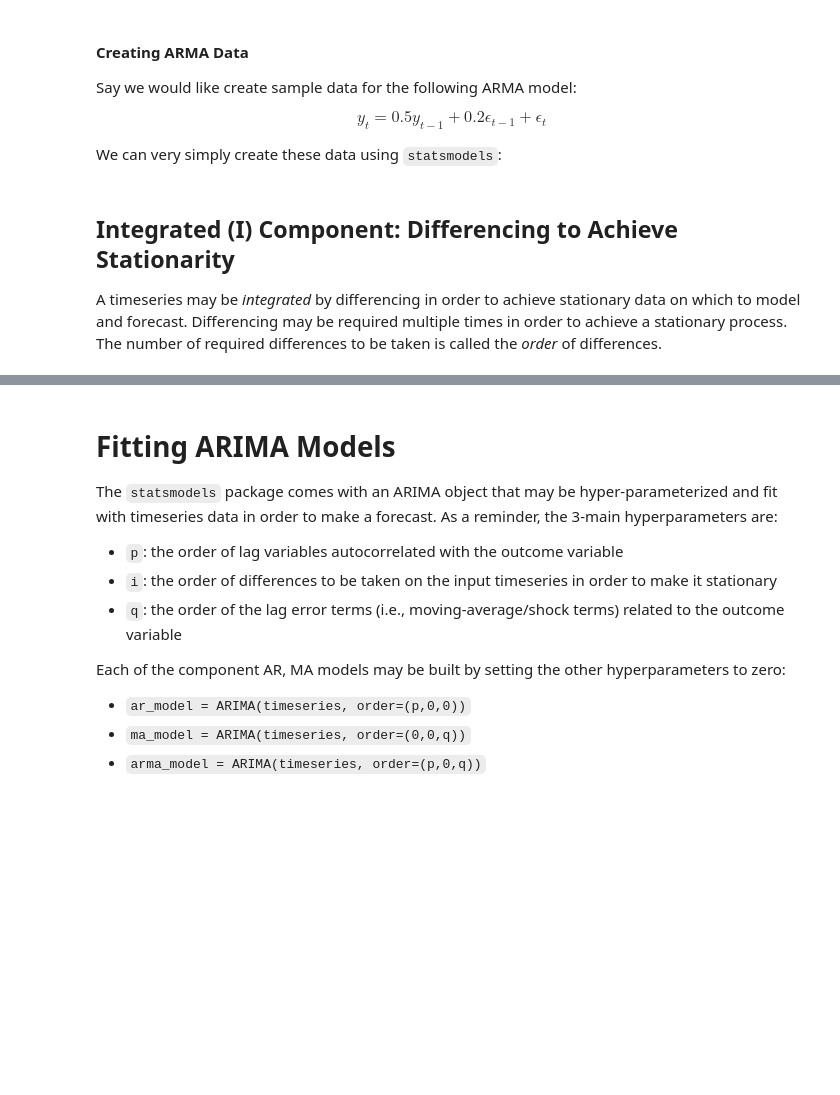
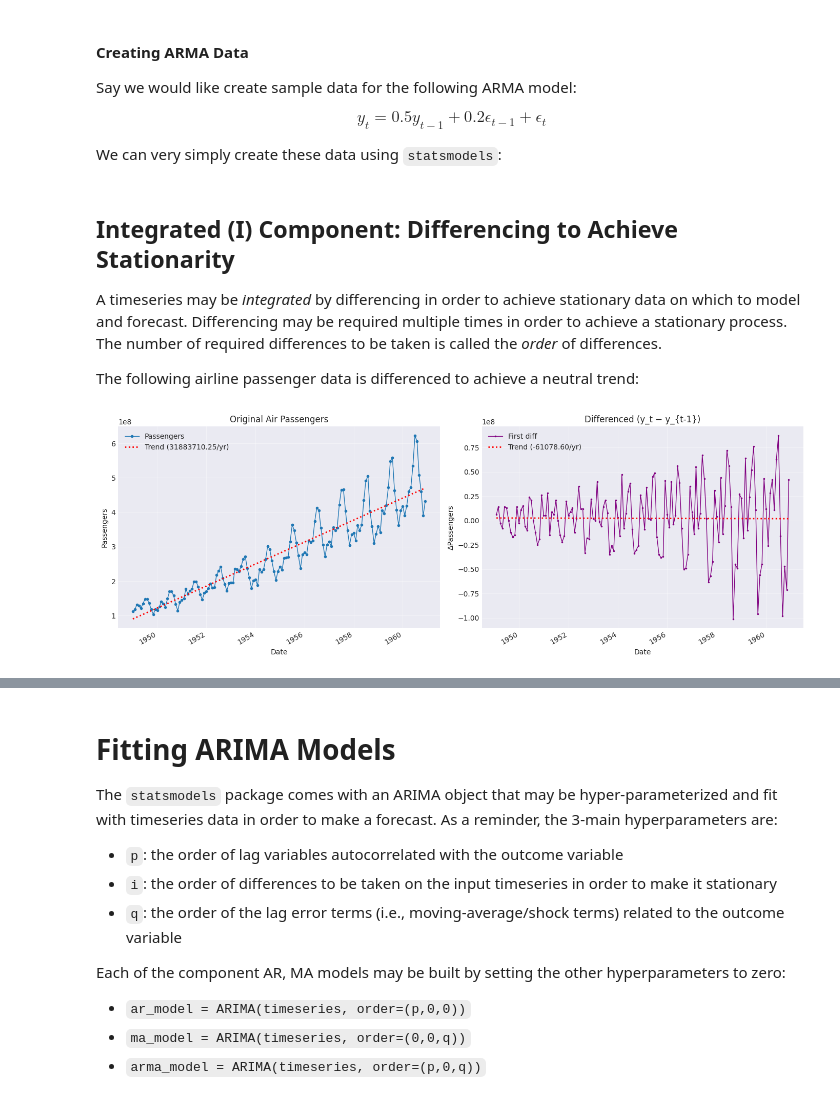
Before and after one commit to kdonavin/meta-prophet-guide, a Jupyter notebook: NOTES/ARIMA_guide.ipynb, the cells around one changed output, grey strips where cells are left out. Saved outputs shown, nothing was run; the diff lists cells and outputs as text; code cells hidden in the pictures; blank space fills up the shorter version.

Commit message:
very painstakingly added a trend to diff side by side for integrated component, plus seasonality section stub

```diff
--- a/NOTES/ARIMA_guide.ipynb
+++ b/NOTES/ARIMA_guide.ipynb
@@ -506,3 +502,81 @@ ts_simulated = pd.Series(simulated_data, index=pd.date_range(start='2020-01-01',
 ## Integrated (I) Component: Differencing to Achieve Stationarity
 
 A timeseries may be _integrated_ by differencing in order to achieve stationary data on which to model and forecast. Differencing may be required multiple times in order to achieve a stationary process. The number of required differences to be taken is called the _order_ of differences.
+
+The following airline passenger data is differenced to achieve a neutral trend:
+# %%
+import pandas as pd
+import numpy as np
+import matplotlib.pyplot as plt
+import matplotlib.dates as mdates
+
+# Reload cleanly and choose the value column robustly
+ap_df = pd.read_csv("DATA/air_passengers.csv", parse_dates=["ds"])
+ap_df = ap_df.dropna(subset=["ds"]).set_index("ds").sort_index()
+
+# Pick the correct value column and coerce to float
+value_col = "global_passengers" if "global_passengers" in ap_df.columns else ("y" if "y" in ap_df.columns else None)
+if value_col is None:
+    raise ValueError("No numeric passenger column found; expected 'global_passengers' or 'y'.")
+
+# Handle commas/strings and ensure float64
+ap_df[value_col] = (
+    ap_df[value_col]
+      .astype(str)
+      .str.replace(",", "", regex=False)
+      .str.strip()
+)
+ap_df[value_col] = pd.to_numeric(ap_df[value_col], errors="coerce").astype("float64")
+
+# Now compute diff and fit trends with guards
+ap_df["diff"] = ap_df[value_col].diff()
+
+def fit_linear_trend(series):
+    s = series.dropna()
+    if s.empty:
+        return None
+    x_num = mdates.date2num(s.index.to_pydatetime())
+    y = s.values.astype(float)
+    z = np.polyfit(x_num, y, 1)
+    p = np.poly1d(z)
+    x_fit = np.linspace(x_num.min(), x_num.max(), 200)
+    return {
+        "slope_per_year": float(z[0]) * 365.25,
+        "dates_fit": mdates.num2date(x_fit),
+        "y_fit": p(x_fit),
+    }
+
+orig_trend = fit_linear_trend(ap_df[value_col])
+diff_trend = fit_linear_trend(ap_df["diff"])
+
+# Side-by-side plot with trend overlays
+plt.style.use("seaborn-v0_8-darkgrid")
+fig, axes = plt.subplots(ncols=2, figsize=(14, 5))
+
+# Original
+ax = axes[0]
+ax.plot(ap_df.index, ap_df[value_col].values, "o-", ms=3, lw=1, color="tab:blue", label="Passengers")
+if orig_trend is not None:
+    ax.plot(orig_trend["dates_fit"], orig_trend["y_fit"], "r:", lw=2, label=f"Trend ({orig_trend['slope_per_year']:.2f}/yr)")
+ax.set_title("Original Air Passengers"); ax.set_xlabel("Date"); ax.set_ylabel("Passengers")
+ax.legend(loc="best"); ax.grid(True, alpha=0.4)
+
+# Differenced
+ax = axes[1]
+ax.plot(ap_df.index, ap_df["diff"].values, ".-", ms=3, lw=1, color="purple", label="First diff")
+if diff_trend is not None:
+    ax.plot(diff_trend["dates_fit"], diff_trend["y_fit"], "r:", lw=2, label=f"Trend ({diff_trend['slope_per_year']:.2f}/yr)")
+ax.set_title("Differenced (y_t − y_{t-1})"); ax.set_xlabel("Date"); ax.set_ylabel("ΔPassengers")
+ax.legend(loc="best"); ax.grid(True, alpha=0.4)
+
+for ax in axes:
+    loc = mdates.AutoDateLocator(minticks=3, maxticks=8)
+    ax.xaxis.set_major_locator(loc)
+    ax.xaxis.set_major_formatter(mdates.AutoDateFormatter(loc))
+    for t in ax.get_xticklabels():
+        t.set_rotation(30); t.set_horizontalalignment("right")
+
+plt.tight_layout()
+plt.show()
+# %% [output]
+[figure, added]
```
Also changed, not shown: parts of 5 cells of this notebook.
